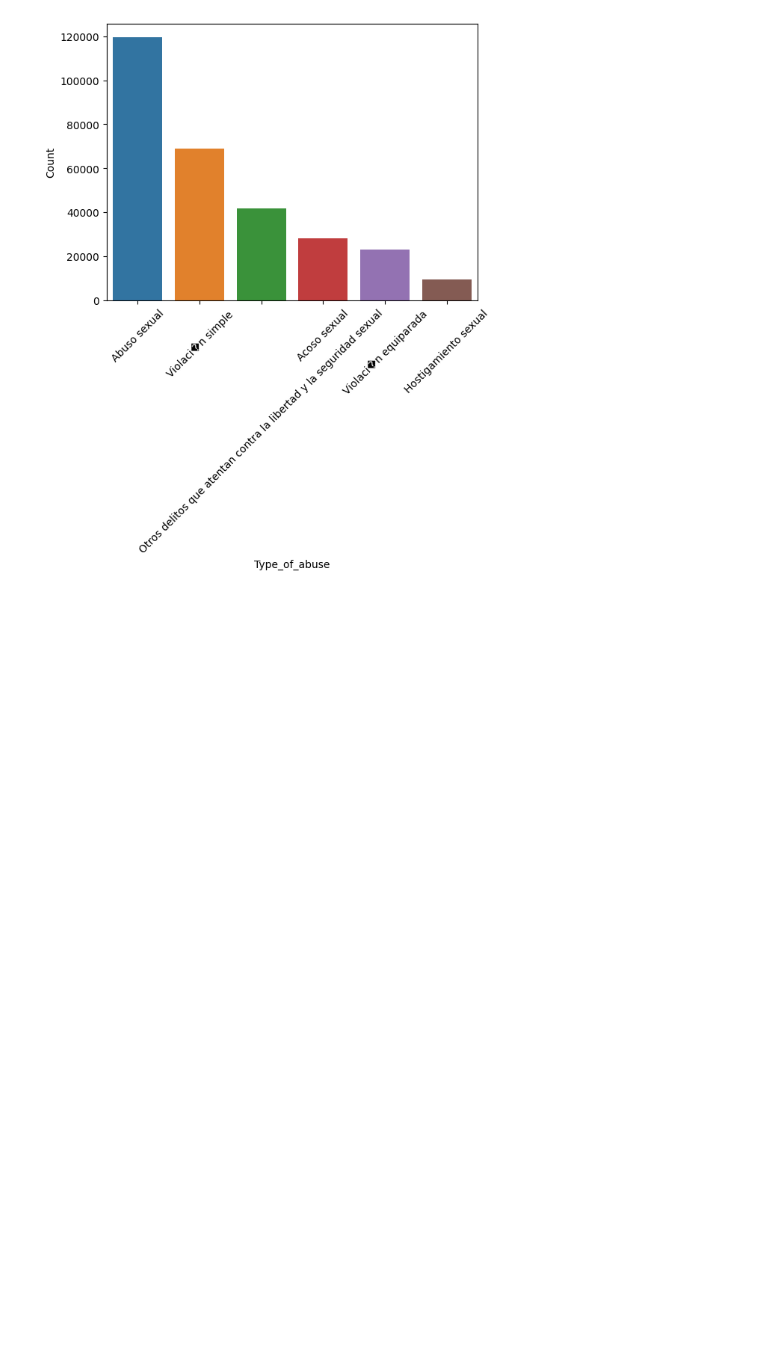
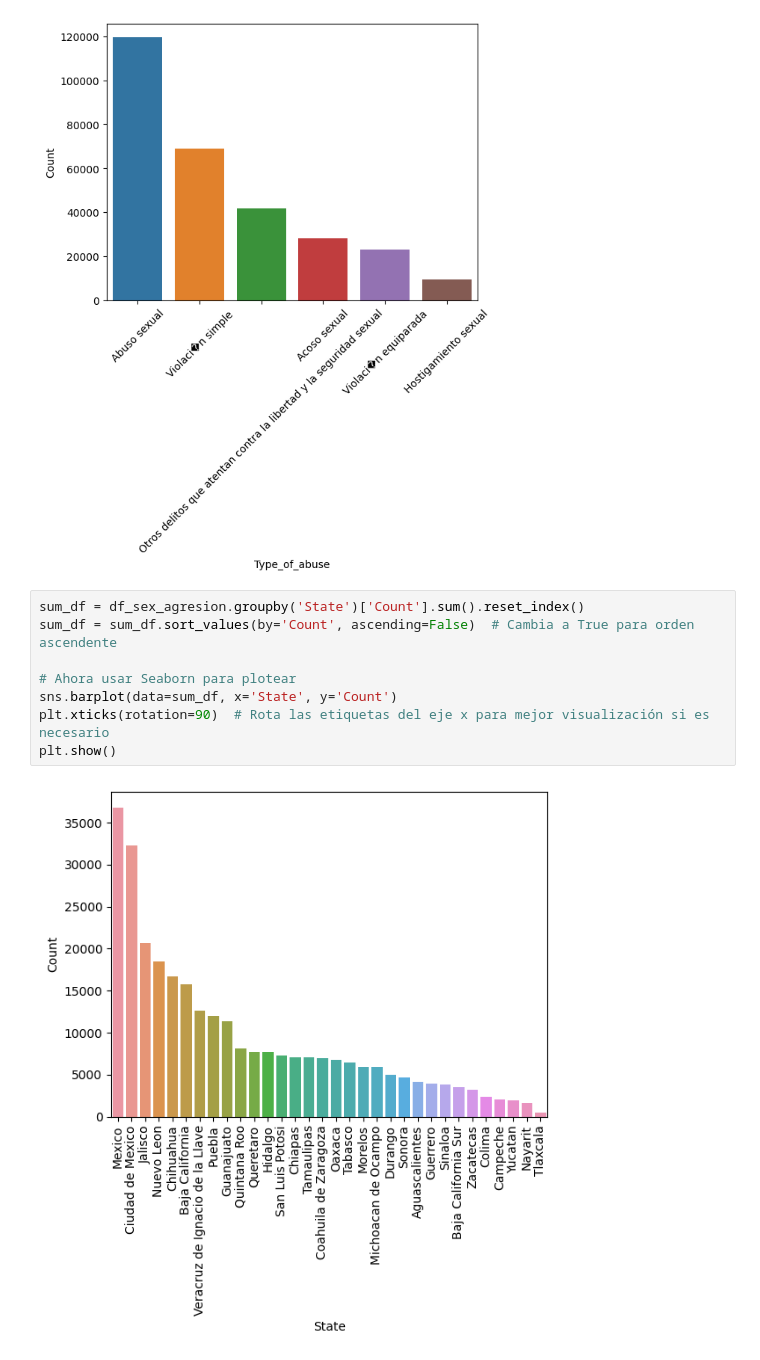
Before and after one commit to BlackEddit/EDA_Cleasings, a Jupyter notebook: rev_hot_spot_case_Sex_Agre.ipynb, the cells around one changed output. Cells and saved outputs as stored; diff of their text form; blank space fills up the shorter version.

Commit message:
New columns/ values/ features adding

```diff
--- a/rev_hot_spot_case_Sex_Agre.ipynb
+++ b/rev_hot_spot_case_Sex_Agre.ipynb
@@ -254,3 +254,13 @@ plt.xticks(rotation=45)  # Rota las etiquetas del eje x para mejor visualizació
 plt.show()
 # %% [output]
 [figure]
+# %%
+sum_df = df_sex_agresion.groupby('State')['Count'].sum().reset_index()
+sum_df = sum_df.sort_values(by='Count', ascending=False)  # Cambia a True para orden ascendente
+
+# Ahora usar Seaborn para plotear
+sns.barplot(data=sum_df, x='State', y='Count')
+plt.xticks(rotation=90)  # Rota las etiquetas del eje x para mejor visualización si es necesario
+plt.show()
+# %% [output]
+[figure, added]
```
Also changed, not shown: parts of 7 cells of this notebook, 1 other file.
